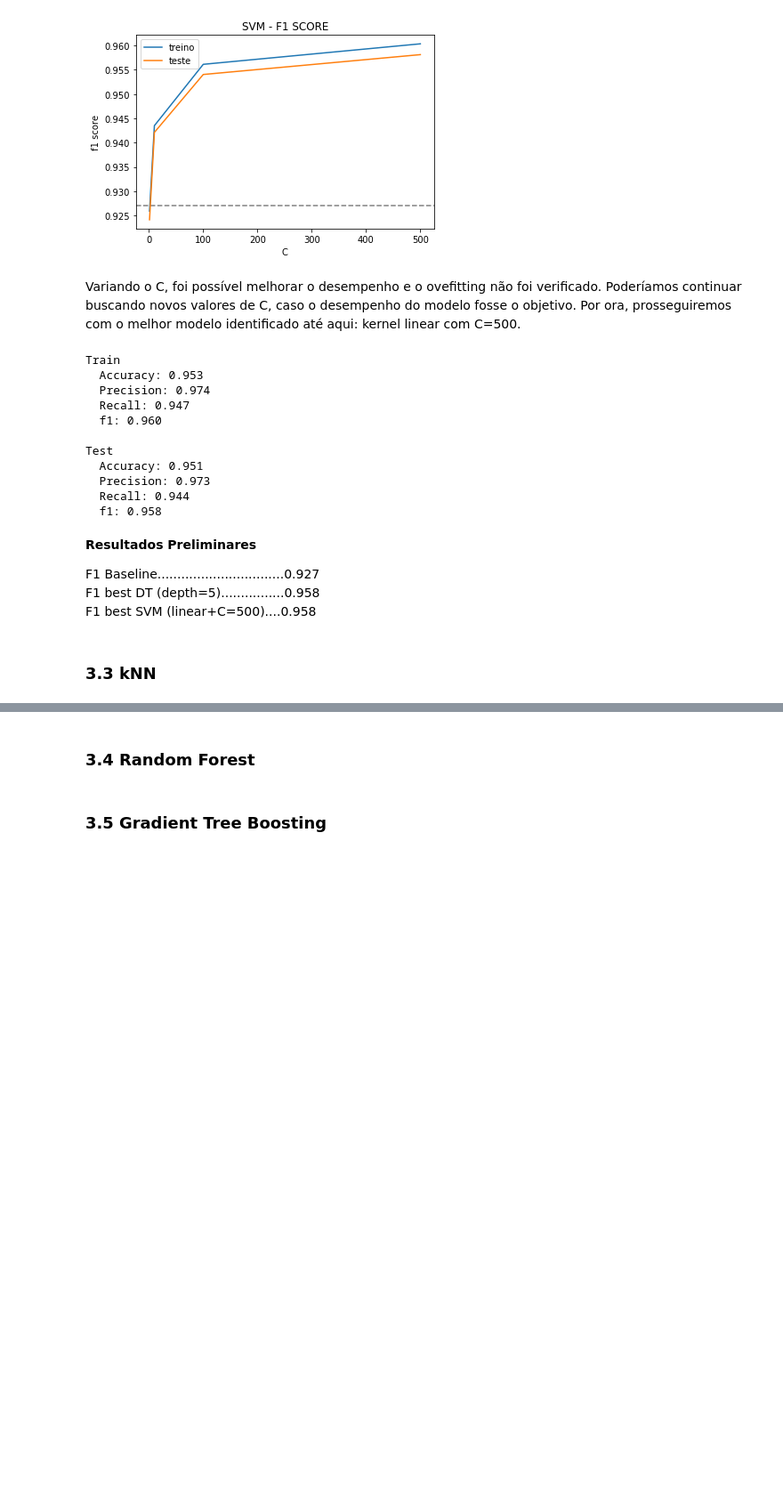
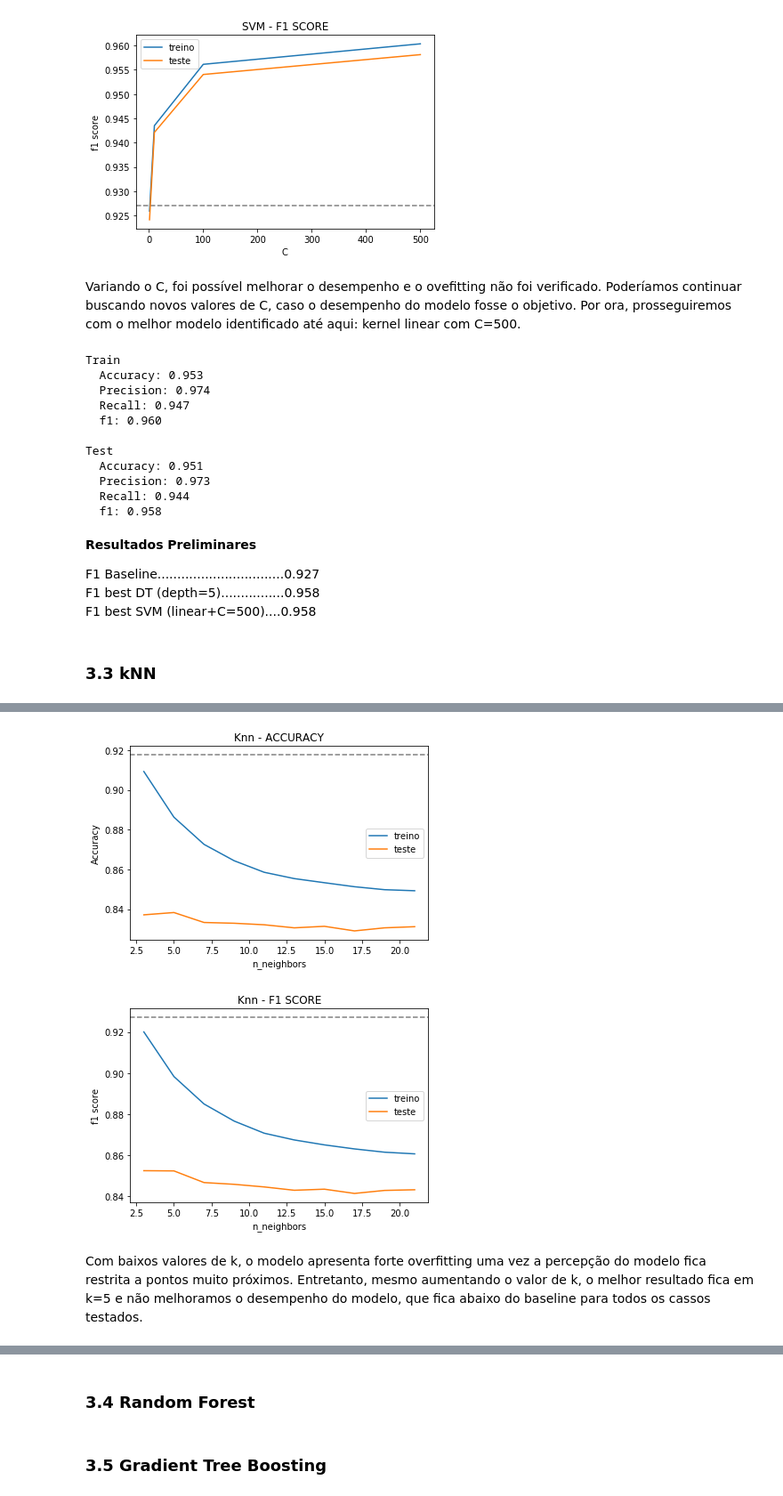
Before and after one commit to vesper-college-assignments/machine-learning, a Jupyter notebook: tp1/tp1_valeria_souza.ipynb, the cells around one changed output, grey strips where cells are left out. Shown: that part at 89% size. Drawn from its saved outputs; the diff is of its cells as text; code cells hidden in the pictures; blank space fills up the shorter version.

```diff
--- a/tp1/tp1_valeria_souza.ipynb
+++ b/tp1/tp1_valeria_souza.ipynb
@@ -169,18 +170,24 @@ class Experiment():
             self.get_metrics_per_fold()
         self.get_means()
 
-    def run_svm(self, kernel, C, gamma=None):
+    def run_svm(self, kernel, C):
         i=1
         for self.train_index, self.test_index in self.get_folds():
             self.slice_fold()
-            if gamma:
-                clf = SVC(kernel=kernel, probability=True, C=C, gamma=gamma)
-            else:
-                clf = SVC(kernel=kernel, probability=True, C=C)
+            clf = SVC(kernel=kernel, probability=True, C=C)
             clf = clf.fit(self.X_train, self.y_train)
             self.get_predictions(clf)
             self.get_metrics_per_fold()
             i+=1
+        self.get_means()
+
+    def run_knn(self, k):
+        for self.train_index, self.test_index in self.get_folds():
+            self.slice_fold()
+            clf = KNeighborsClassifier(n_neighbors=k)
+            clf = clf.fit(self.X_train, self.y_train)
+            self.get_predictions(clf)
+            self.get_metrics_per_fold()
         self.get_means()
 
     def get_folds(self):
@@ -576,0 +586,17 @@ F1 best SVM (linear+C=500)....0.958
+# %%
+metrics_knn = {
+    'accuracy_train':[],
+    'precision_train':[],
+    'recall_train':[],
+    'f1_train':[],
+    'accuracy_test':[],
+    'precision_test':[],
+    'recall_test':[],
+    'f1_test':[]
+}
+
+espaco_de_busca = [i for i in range(3,21+1, 2)]
+for k in tqdm(espaco_de_busca):
+    knn = Experiment()
+    knn.run_knn(k)
+    metrics_knn = save_results(knn, metrics_knn)
@@ -576,0 +605,7 @@ F1 best SVM (linear+C=500)....0.958
+# %%
+plot_results(espaco_de_busca, metrics_knn, baseline, name='Knn', parameter='n_neighbors')
+# %% [output]
+[figure, added]
+[figure, added]
+# %% [markdown]
+Com baixos valores de k, o modelo apresenta forte overfitting uma vez a percepção do modelo fica restrita a pontos muito próximos. Entretanto, mesmo aumentando o valor de k, o melhor resultado fica em k=5 e não melhoramos o desempenho do modelo, que fica abaixo do baseline para todos os cassos testados.
```
Also changed, not shown: parts of 5 cells of this notebook.
